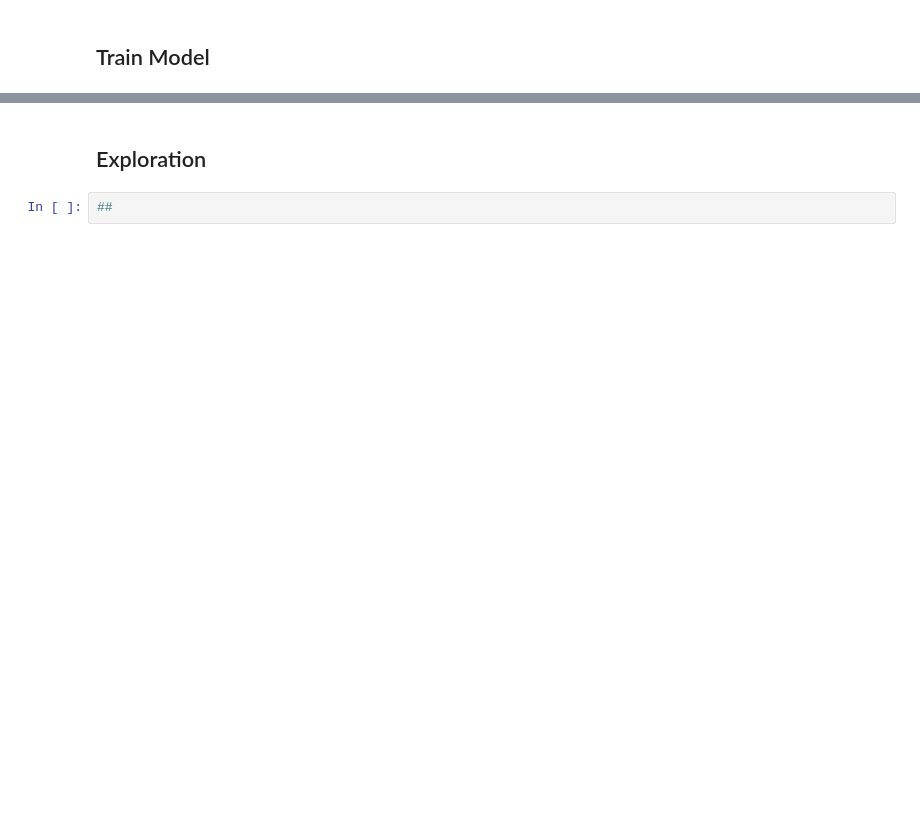
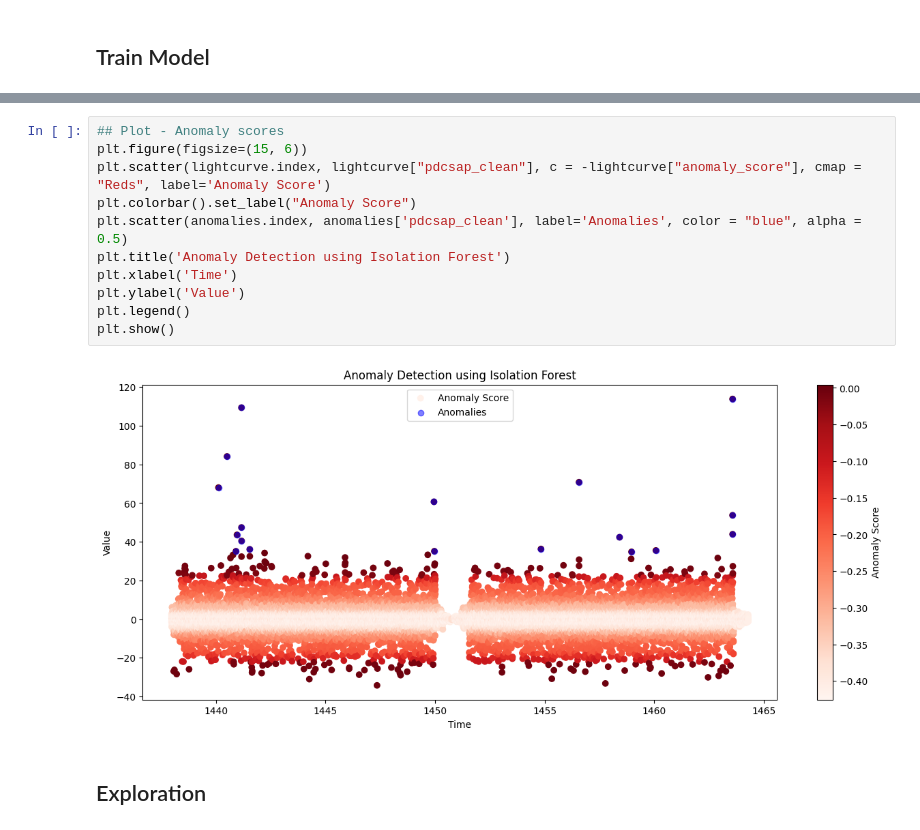
Before and after one commit to alexfaassen/STA2453, a Jupyter notebook: 5.Model/Isolation_Forest.ipynb, the cells around one changed output, grey strips where cells are left out. Cells and saved outputs as stored; diff of their text form; blank space fills up the shorter version.

```diff
--- a/5.Model/Isolation_Forest.ipynb
+++ b/5.Model/Isolation_Forest.ipynb
@@ -84,4 +131,15 @@ plt.show()
+# %%
+## Plot - Anomaly scores
+plt.figure(figsize=(15, 6))
+plt.scatter(lightcurve.index, lightcurve["pdcsap_clean"], c = -lightcurve["anomaly_score"], cmap = "Reds", label='Anomaly Score')
+plt.colorbar().set_label("Anomaly Score")
+plt.scatter(anomalies.index, anomalies['pdcsap_clean'], label='Anomalies', color = "blue", alpha = 0.5)
+plt.title('Anomaly Detection using Isolation Forest')
+plt.xlabel('Time')
+plt.ylabel('Value')
+plt.legend()
+plt.show()
+# %% [output]
+[figure, added]
 # %% [markdown]
 ## Exploration
-# %%
-##
```
Also changed, not shown: parts of 8 cells of this notebook, 1 other file.
